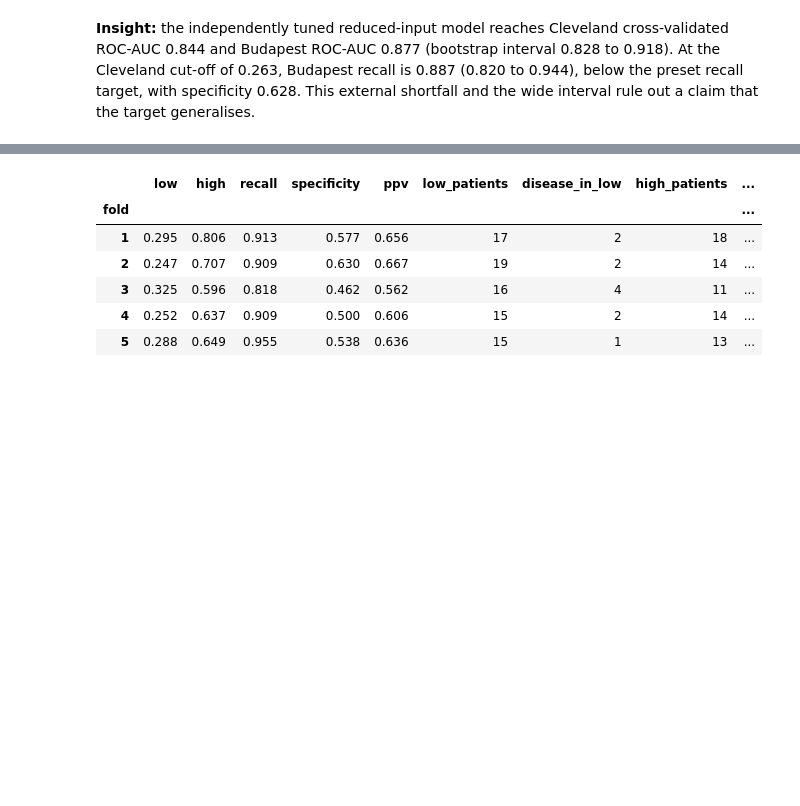
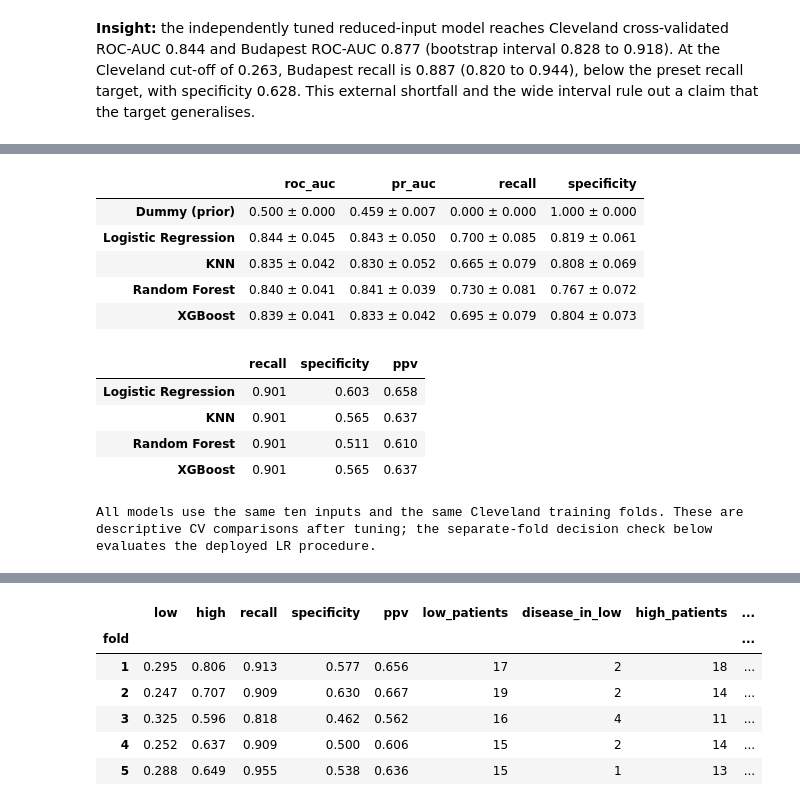
Before and after one commit to ArayathamTarakulpratip/heart-disease-prediction, a Jupyter notebook: heart_disease_pitch_gold_standard.ipynb, the cells around one changed output, grey strips where cells are left out. Saved outputs shown, nothing was run; the diff lists cells and outputs as text; code cells hidden in the pictures; blank space fills up the shorter version.

```diff
--- a/heart_disease_pitch_gold_standard.ipynb
+++ b/heart_disease_pitch_gold_standard.ipynb
@@ -1209,0 +1214,33 @@ Hungary: 294 patients, 36.1% with disease; missing share of dropped columns: {'c
+# %%
+# Like-for-like comparison on the inputs available to the main demo.
+reduced_names = list(models.MODEL_ZOO)
+reduced_pipes = {}
+for name in reduced_names:
+    if name == "Dummy (prior)":
+        reduced_pipes[name] = models.build_pipeline(models.MODEL_ZOO[name], drop=DROP)
+    elif name == "Logistic Regression":
+        reduced_pipes[name] = model10
+    else:
+        reduced_pipes[name] = evaluation.tune(name, X_train, y_train, n_iter=10, drop=DROP).best_estimator_
+reduced_scores = {name: evaluation.cv_scores(pipe, X_train, y_train, cv)
+                  for name, pipe in reduced_pipes.items()}
+reduced_table = evaluation.cv_table(reduced_scores)
+display(evaluation.format_table(reduced_table)[["roc_auc", "pr_auc", "recall", "specificity"]])
+reduced_points, _ = evaluation.operating_points({k: v for k, v in reduced_pipes.items()
+                                                  if k != "Dummy (prior)"}, X_train, y_train)
+display(reduced_points[["recall", "specificity", "ppv"]].round(3))
+print("All models use the same ten inputs and the same Cleveland training folds. "
+      "These are descriptive CV comparisons after tuning; the separate-fold decision check below evaluates the deployed LR procedure.")
+# %% [output]
+|  | roc_auc | pr_auc | recall | specificity |
+| Dummy (prior) | 0.500 ± 0.000 | 0.459 ± 0.007 | 0.000 ± 0.000 | 1.000 ± 0.000 |
+| Logistic Regression | 0.844 ± 0.045 | 0.843 ± 0.050 | 0.700 ± 0.085 | 0.819 ± 0.061 |
+| KNN | 0.835 ± 0.042 | 0.830 ± 0.052 | 0.665 ± 0.079 | 0.808 ± 0.069 |
+| Random Forest | 0.840 ± 0.041 | 0.841 ± 0.039 | 0.730 ± 0.081 | 0.767 ± 0.072 |
+| XGBoost | 0.839 ± 0.041 | 0.833 ± 0.042 | 0.695 ± 0.079 | 0.804 ± 0.073 |
+|  | recall | specificity | ppv |
+| Logistic Regression | 0.901 | 0.603 | 0.658 |
+| KNN | 0.901 | 0.565 | 0.637 |
+| Random Forest | 0.901 | 0.511 | 0.610 |
+| XGBoost | 0.901 | 0.565 | 0.637 |
+All models use the same ten inputs and the same Cleveland training folds. These are descriptive CV comparisons after tuning; the separate-fold decision check below evaluates the deployed LR procedure.
```
Also changed, not shown: parts of 3 cells of this notebook, 4 other files.
